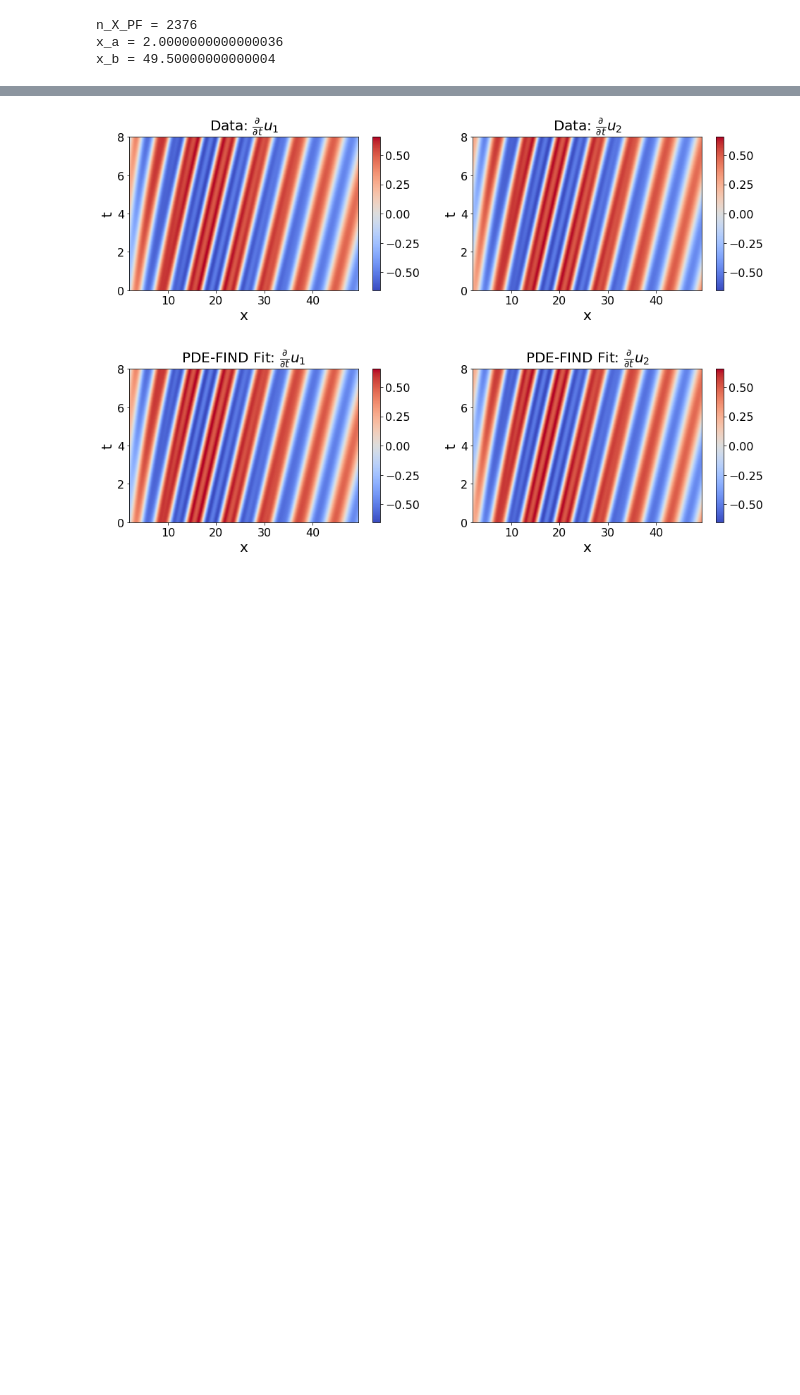
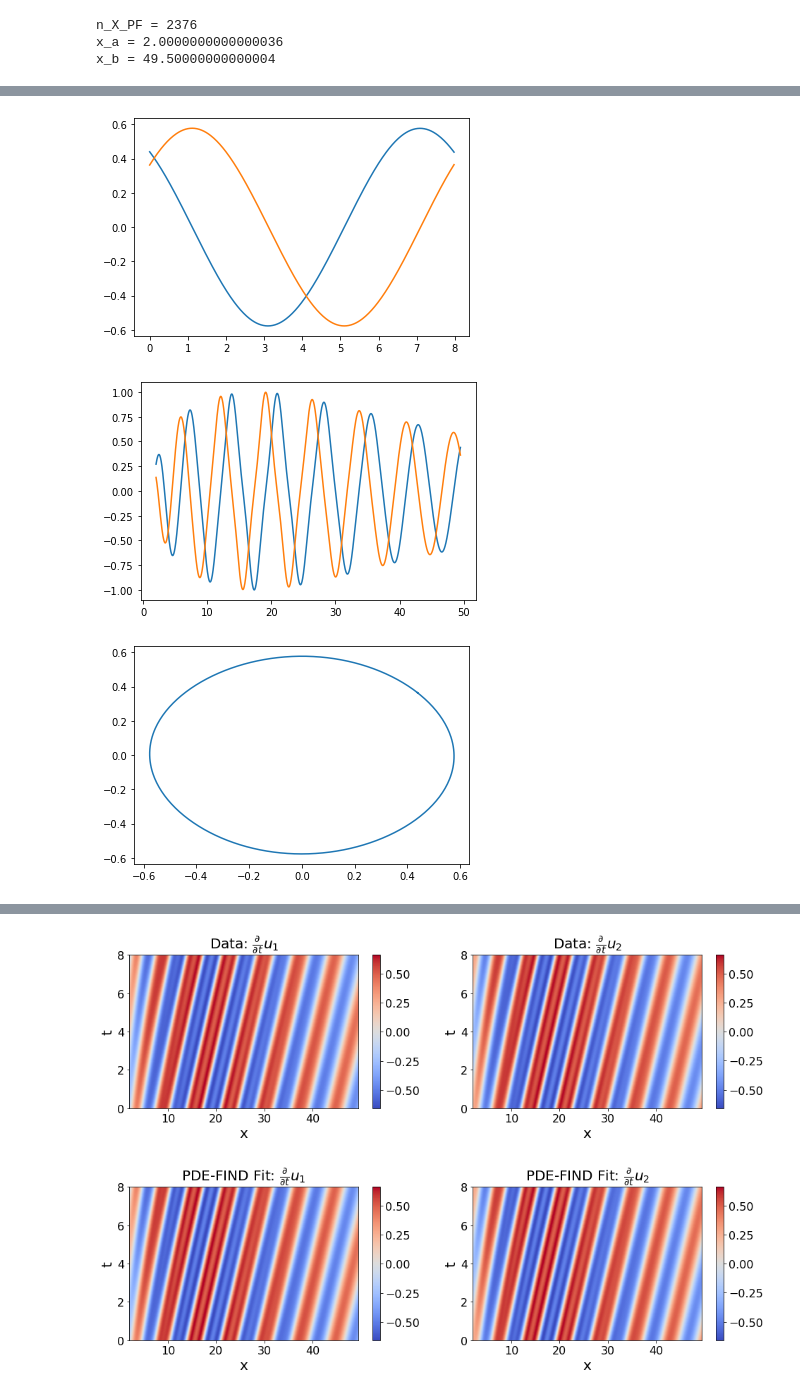
Before and after one commit to j-j-williams/CoarseGrained-VortexShedding, a Jupyter notebook: Main/CoarseGrained-VortexShedding-BaseCase.ipynb, the cells around one changed output, grey strips where cells are left out. Drawn from its saved outputs; the diff is of its cells as text; code cells hidden in the pictures; blank space fills up the shorter version.

```diff
--- a/Main/CoarseGrained-VortexShedding-BaseCase.ipynb
+++ b/Main/CoarseGrained-VortexShedding-BaseCase.ipynb
@@ -124,3 +194,35 @@ library_functions, library_function_names = fnc_PDEFIND_Libraries(PolyPower)
+# %%
+
+x_plt = -1
+
+
+plt.figure()
+
+plt.plot(t_PF, u[x_plt,:,0])
+plt.plot(t_PF, u[x_plt,:,1])
+
+plt.show()
+
+
+
+plt.figure()
+
+plt.plot(x_PF, u[:,0,0])
+plt.plot(x_PF, u[:,0,1])
+
+plt.show()
+
+
+
+plt.figure()
+
+plt.plot(u[x_plt,:,0], u[x_plt,:,1])
+
+plt.show()
+# %% [output]
+[figure, added]
+[figure, added]
+[figure, added]
 # %%
 ###  Initialize and run PDE-FIND
 
```
Also changed, not shown: parts of 23 cells of this notebook, 2 other files.
